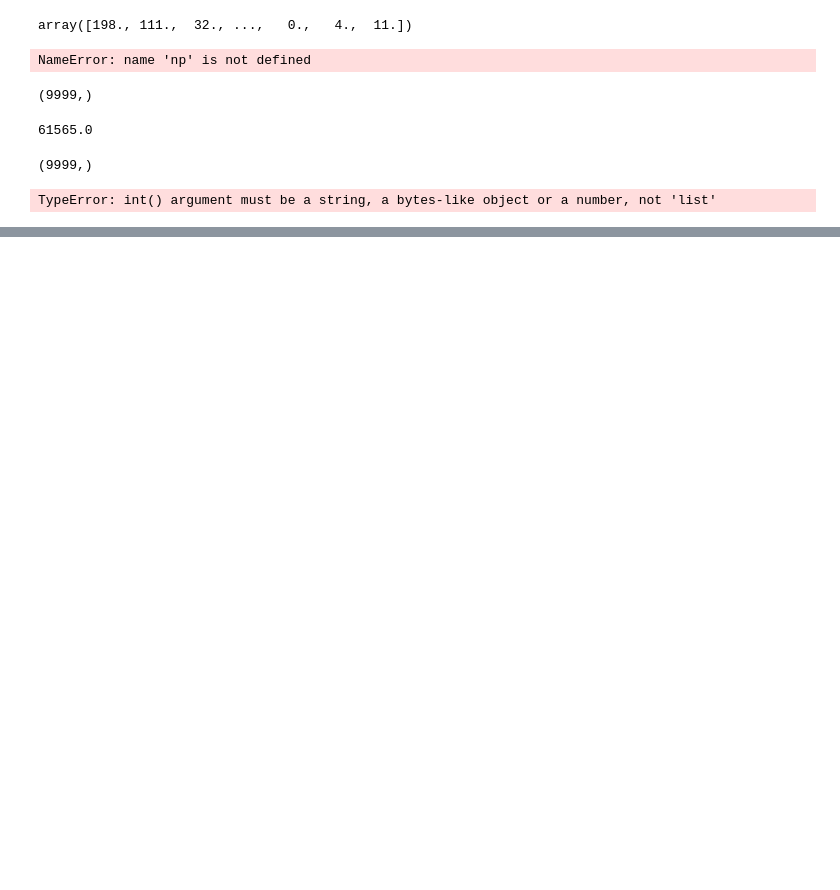
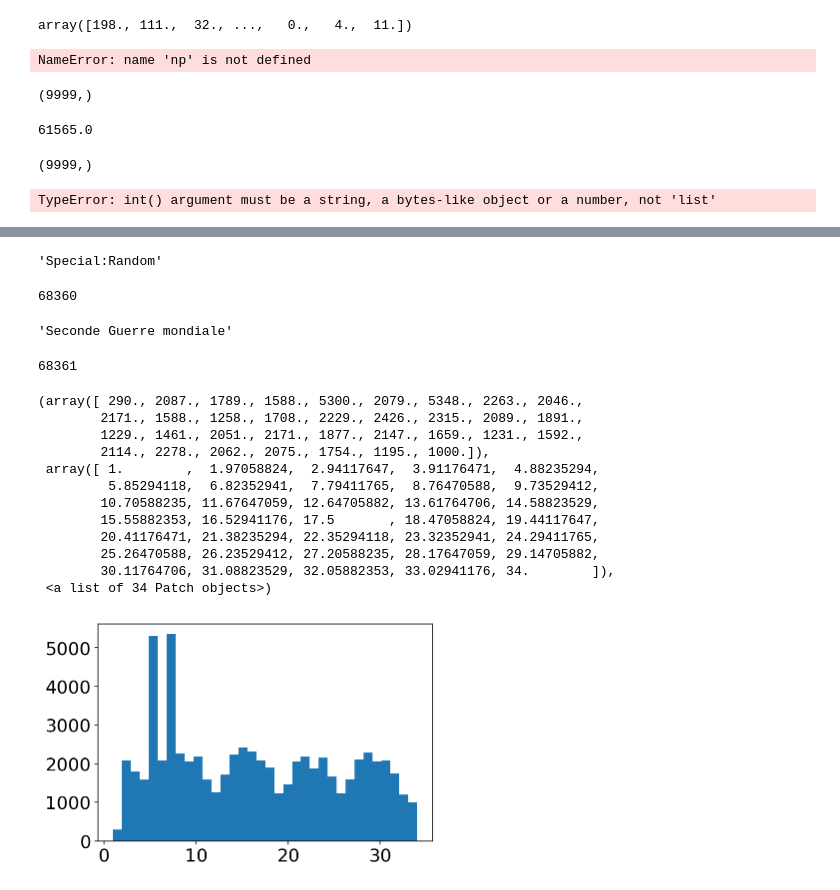
Before and after one commit to xuan-li/CSE-544-Project, a Jupyter notebook: HongyiDuanmu.ipynb, the cells around one changed output, grey strips where cells are left out. Drawn from its saved outputs; the diff is of its cells as text; code cells hidden in the pictures; blank space fills up the shorter version.

```diff
--- a/HongyiDuanmu.ipynb
+++ b/HongyiDuanmu.ipynb
@@ -382,0 +492,2 @@ TypeError: int() argument must be a string, a bytes-like object or a number, not
+# %%
+timestamp=np.load('./data/dump/word_access_timestamps_02000-03000.pkl')
@@ -382,0 +569,61 @@ TypeError: int() argument must be a string, a bytes-like object or a number, not
+# %%
+url='http://en.wikipedia.org/wiki/Special:Random'
+url[url.rfind('/')+1:]
+# %% [output]
+'Special:Random'
+# %%
+len(timeen)
+# %% [output]
+68360
+# %%
+tokens=unquote('World_War_II','utf-8')
+wikipedia.set_lang('en')
+wiki_wiki = wikipediaapi.Wikipedia('en')
+p_wiki = wiki_wiki.page(tokens)
+langlinks = p_wiki.langlinks
+langlinks.keys()
+langlinks['fr'].title
+#unquote(NewTitle, 'utf-8')
+# %% [output]
+'Seconde Guerre mondiale'
+# %%
+len(timeen)
+# %% [output]
+68361
+# %%
+from sklearn import preprocessing
+#timezh=sklearn.preprocessing.normalize(timezh)
+#timeja=sklearn.preprocessing.normalize(timeja)
+#timefr=sklearn.preprocessing.normalize(timefr)
+def get_time_distribution(time):
+    listdate=[]
+    for i in range(0,len(time)):
+        a=float(timeen[i])
+        listdate.append(datetime.fromtimestamp(a))
+    X=[]
+    for i in range(0,len(time)):
+        if(listdate[i].month==9):
+            value=listdate[i].day-17
+        else:
+            value=listdate[i].day+13
+        X.append(value)
+    return X
+
+X=get_time_distribution(timeen)
+Y=get_time_distribution(timeja)
+plt.hist(X,34)
+#plt.hist(Y,34)
+# %% [output]
+(array([ 290., 2087., 1789., 1588., 5300., 2079., 5348., 2263., 2046.,
+        2171., 1588., 1258., 1708., 2229., 2426., 2315., 2089., 1891.,
+        1229., 1461., 2051., 2171., 1877., 2147., 1659., 1231., 1592.,
+        2114., 2278., 2062., 2075., 1754., 1195., 1000.]),
+ array([ 1.        ,  1.97058824,  2.94117647,  3.91176471,  4.88235294,
+         5.85294118,  6.82352941,  7.79411765,  8.76470588,  9.73529412,
+        10.70588235, 11.67647059, 12.64705882, 13.61764706, 14.58823529,
+        15.55882353, 16.52941176, 17.5       , 18.47058824, 19.44117647,
+        20.41176471, 21.38235294, 22.35294118, 23.32352941, 24.29411765,
+        25.26470588, 26.23529412, 27.20588235, 28.17647059, 29.14705882,
+        30.11764706, 31.08823529, 32.05882353, 33.02941176, 34.        ]),
+ <a list of 34 Patch objects>)
+[figure, added]
```
Also changed, not shown: parts of 22 cells of this notebook, 45 other files.
